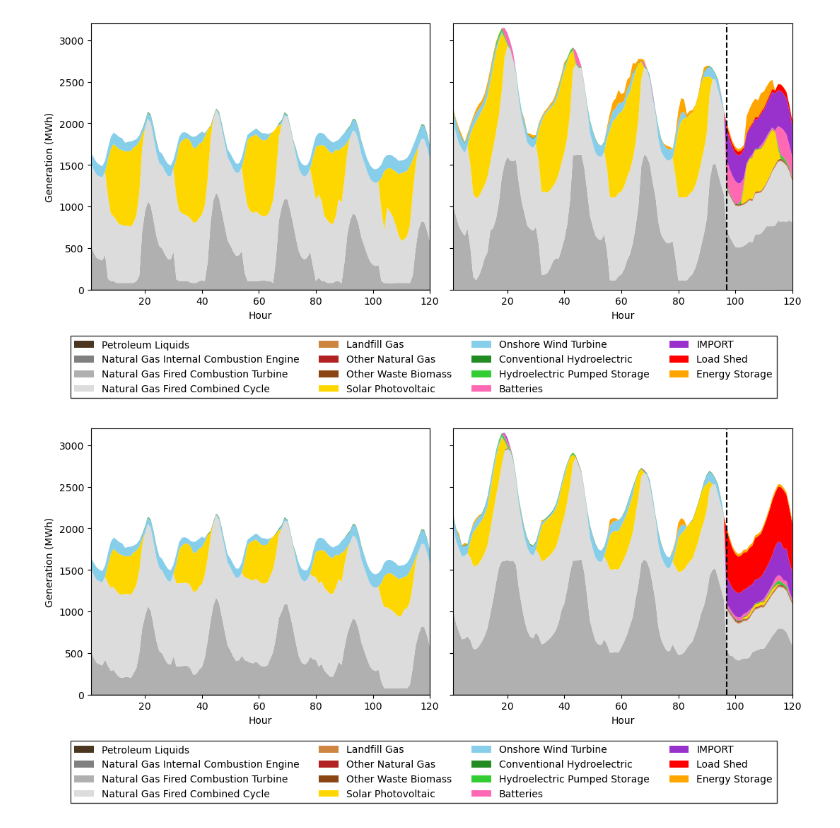
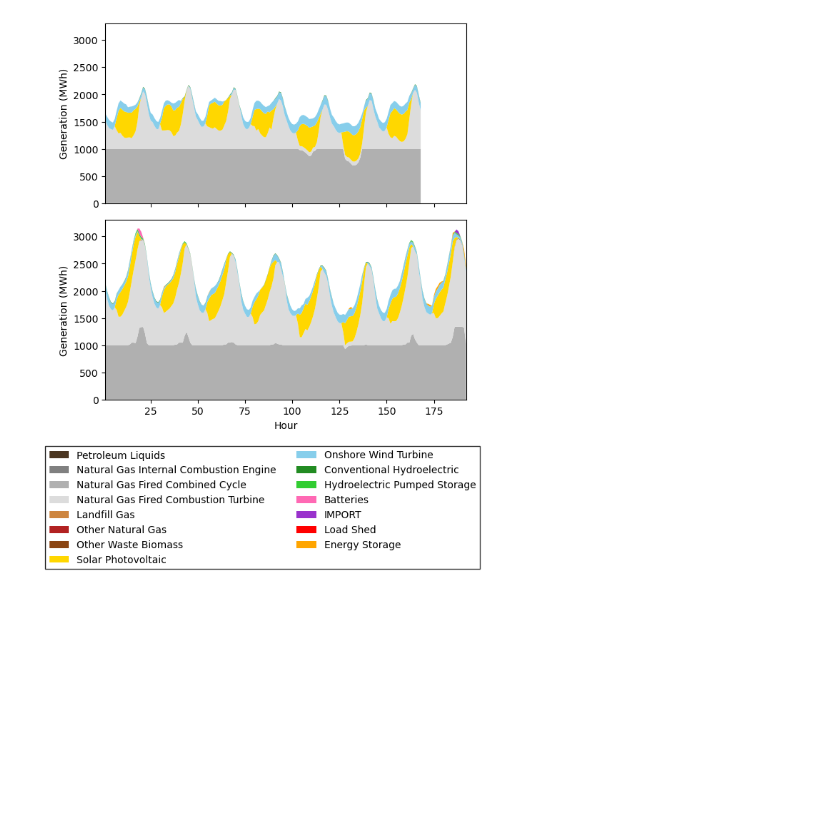
Before and after one commit to asedlak-ucsd/MAE243-Project, a Jupyter notebook: models/san_diego_system/postprocessing/run_postprocess.ipynb, the cells around one changed output. Drawn from its saved outputs; the diff is of its cells as text; code cells hidden in the pictures; blank space fills up the shorter version.

```diff
--- a/models/san_diego_system/postprocessing/run_postprocess.ipynb
+++ b/models/san_diego_system/postprocessing/run_postprocess.ipynb
@@ -3,13 +3,18 @@ import pandas as pd
 import os
 from os.path import join
 import pylab as plt
-
+import geopandas as gpd
+from shapely import wkt
+import matplotlib.pyplot as plt
+import matplotlib.lines as mlines
+import matplotlib.patches as mpatches
 
 generator_colors = [
     ("Petroleum Liquids", "#4B3621"),
     ("Natural Gas Internal Combustion Engine", "#808080"),
-    ("Natural Gas Fired Combustion Turbine", "#B0B0B0"),
-    ("Natural Gas Fired Combined Cycle", "gainsboro"),
+    ("Natural Gas Fired Combined Cycle",  "#B0B0B0"),
+    ("Natural Gas Fired Combustion Turbine","gainsboro"),
+
     ("Landfill Gas", "peru"),
     ("Other Natural Gas", "firebrick"),
     ("Other Waste Biomass", "#8B4513"),
@@ -24,7 +29,7 @@ generator_colors = [
 ]
 # %%
 # Path the data directory
-outputs_dir = join(os.getcwd(), '..', 'outputs', 'psps_0')
+outputs_dir = join(os.getcwd(), '..', 'outputs', 'nom_100')
 gen = pd.read_csv(join(outputs_dir, 'generation.csv'))
 cap = pd.read_csv(join(outputs_dir, 'capacity.csv'))
 
@@ -36,40 +41,23 @@ prices = pd.read_csv(join(outputs_dir, 'prices.csv'))
 # %%
 def generationplot(df, ax):
     df_sorted = df.loc[[i[0]for i in generator_colors]]
     y = df_sorted.to_numpy()
     ax.stackplot(range(1, len(y.T)+1), y, labels=df_sorted.index, colors=[i[1] for i in generator_colors]);
-    ax.set_ylim(0, 3200)
-    ax.set_xlabel("Hour")
-    ax.set_xlim(1, 120)
+    ax.set_ylim(0, 3300)
+    ax.set_ylabel("Generation (MWh)")
 
-fig, (ax1, ax2) = plt.subplots(1, 2, figsize=(11, 4.5), sharey=True, layout='tight')
+fig, (ax1, ax2) = plt.subplots(2, 1, figsize=(6, 6), sharex=True, layout='tight')
 
-generationplot(grouped.iloc[:, 0:24*5], ax=ax1)
-generationplot(grouped.iloc[:, 24*5:], ax=ax2)
+generationplot(grouped.iloc[:, 0:24*7], ax=ax1)
+ax1.set_xlim(1, 24*8)
+generationplot(grouped.iloc[:, 24*7:], ax=ax2)
+ax2.set_xlim(1, 24*8)
+ax2.set_xlabel("Hour")
 
-ax1.set_ylabel("Generation (MWh)")
 handles, labels = ax1.get_legend_handles_labels()
-ax2.vlines([4*24+1],ymin=0, ymax=3200, color='k', ls='--')
-lgd = fig.legend(handles, labels, loc='upper center', bbox_to_anchor=(0.5,0), ncol=4, fancybox=False, edgecolor='k')
+#ax2.vlines([7*24+1],ymin=0, ymax=3300, color='k', ls='--')
+lgd = fig.legend(handles, labels, loc='upper center', bbox_to_anchor=(0.5,0), ncol=2, fancybox=False, edgecolor='k')
+
+fig.savefig("nominal_gen_profiles.png", dpi=600, bbox_extra_artists=(lgd,), bbox_inches='tight')
 # %% [output]
-[figure, old version]
+[figure, new version]
-# %%
-def generationplot(df, ax):
-    df_sorted = df.loc[[i[0]for i in generator_colors]]
-    y = df_sorted.to_numpy()
-    ax.stackplot(range(1, len(y.T)+1), y, labels=df_sorted.index, colors=[i[1] for i in generator_colors]);
-    ax.set_ylim(0, 3200)
-    ax.set_xlabel("Hour")
-    ax.set_xlim(1, 120)
-
-fig, (ax1, ax2) = plt.subplots(1, 2, figsize=(11, 4.5), sharey=True, layout='tight')
-
-generationplot(grouped.iloc[:, 0:24*5], ax=ax1)
-generationplot(grouped.iloc[:, 24*5:], ax=ax2)
-
-ax1.set_ylabel("Generation (MWh)")
-handles, labels = ax1.get_legend_handles_labels()
-ax2.vlines([4*24+1],ymin=0, ymax=3200, color='k', ls='--')
-lgd = fig.legend(handles, labels, loc='upper center', bbox_to_anchor=(0.5,0), ncol=4, fancybox=False, edgecolor='k')
-# %% [output]
-[figure, removed]
```
Also changed, not shown: parts of 18 cells of this notebook, 6 other files.
